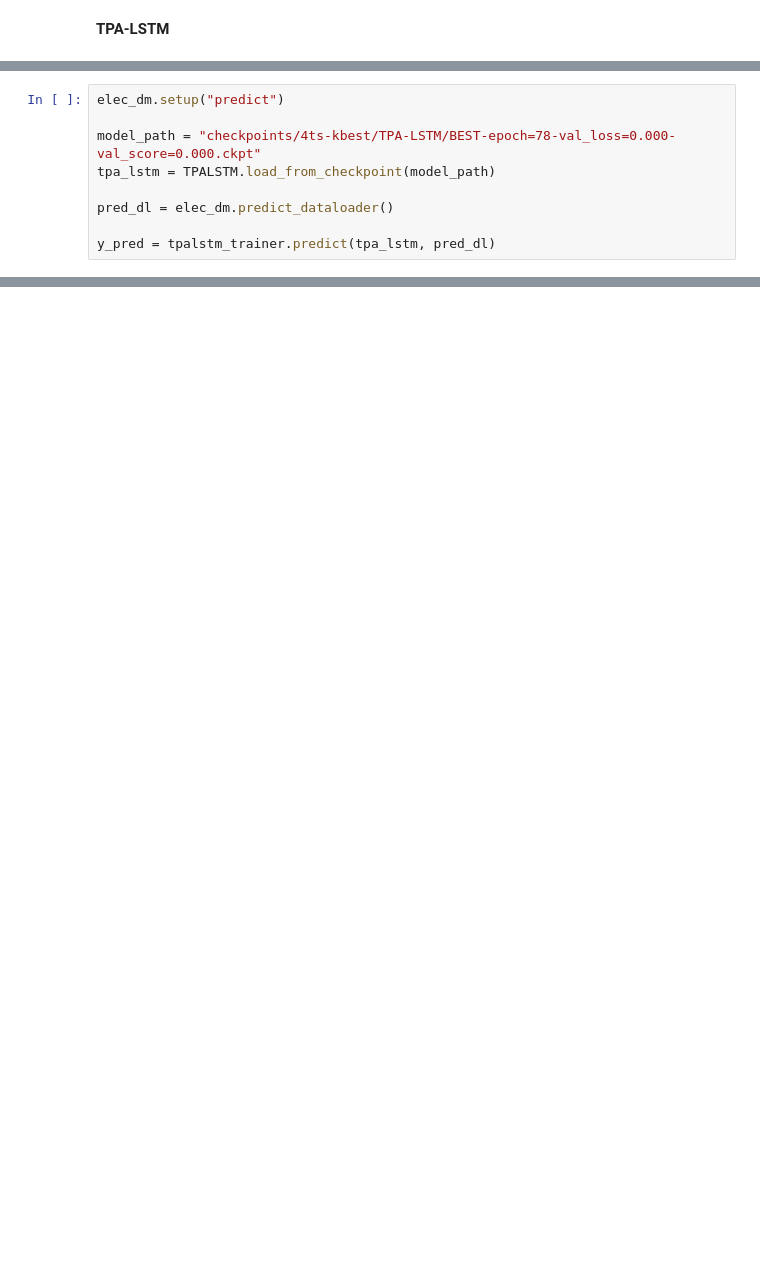
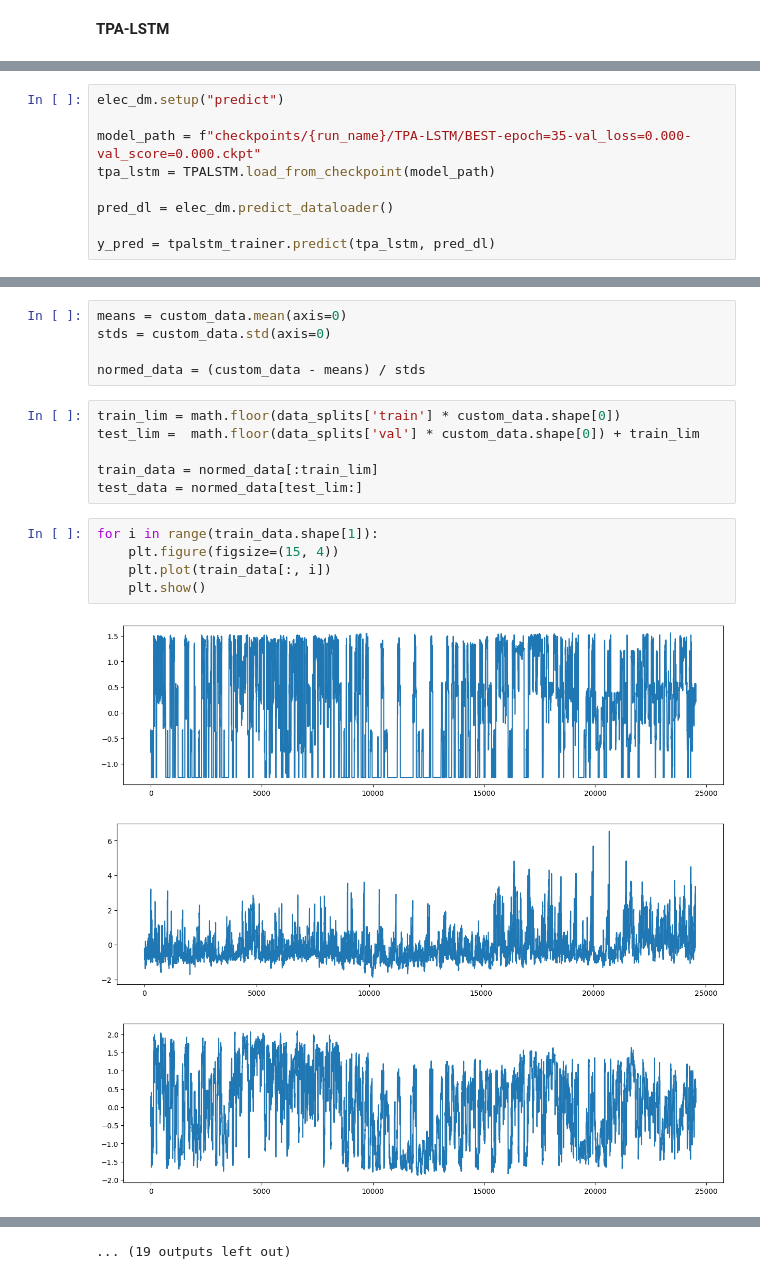
Before and after one commit to Archibald-Lafraik/tpa-lstm-pytorch, a Jupyter notebook: pl_main.ipynb, the cells around one changed output, grey strips where cells are left out. Saved outputs shown, nothing was run; the diff lists cells and outputs as text; blank space fills up the shorter version.

```diff
--- a/pl_main.ipynb
+++ b/pl_main.ipynb
@@ -372,7 +247,7 @@ Find logs at: logs\wandb\run-20230324_152843-nb2t2ir5\logs
 # %%
 elec_dm.setup("predict")
 
-model_path = "checkpoints/4ts-kbest/TPA-LSTM/BEST-epoch=78-val_loss=0.000-val_score=0.000.ckpt"
+model_path = f"checkpoints/{run_name}/TPA-LSTM/BEST-epoch=35-val_loss=0.000-val_score=0.000.ckpt"
 tpa_lstm = TPALSTM.load_from_checkpoint(model_path)
 
 pred_dl = elec_dm.predict_dataloader()
@@ -410,0 +281,20 @@ for i, batch in enumerate(pred_dl):
+# %%
+means = custom_data.mean(axis=0)
+stds = custom_data.std(axis=0)
+
+normed_data = (custom_data - means) / stds
+# %%
+train_lim = math.floor(data_splits['train'] * custom_data.shape[0])
+test_lim =  math.floor(data_splits['val'] * custom_data.shape[0]) + train_lim
+
+train_data = normed_data[:train_lim]
+test_data = normed_data[test_lim:]
+# %%
+for i in range(train_data.shape[1]):
+    plt.figure(figsize=(15, 4))
+    plt.plot(train_data[:, i])
+    plt.show()
+# %% [output]
+[figure, added]
+[figure, added]
+[figure, added]
@@ -410,0 +310 @@ for i, batch in enumerate(pred_dl):
+... (19 outputs left out)
```
Also changed, not shown: parts of 25 cells of this notebook, 4 other files.
